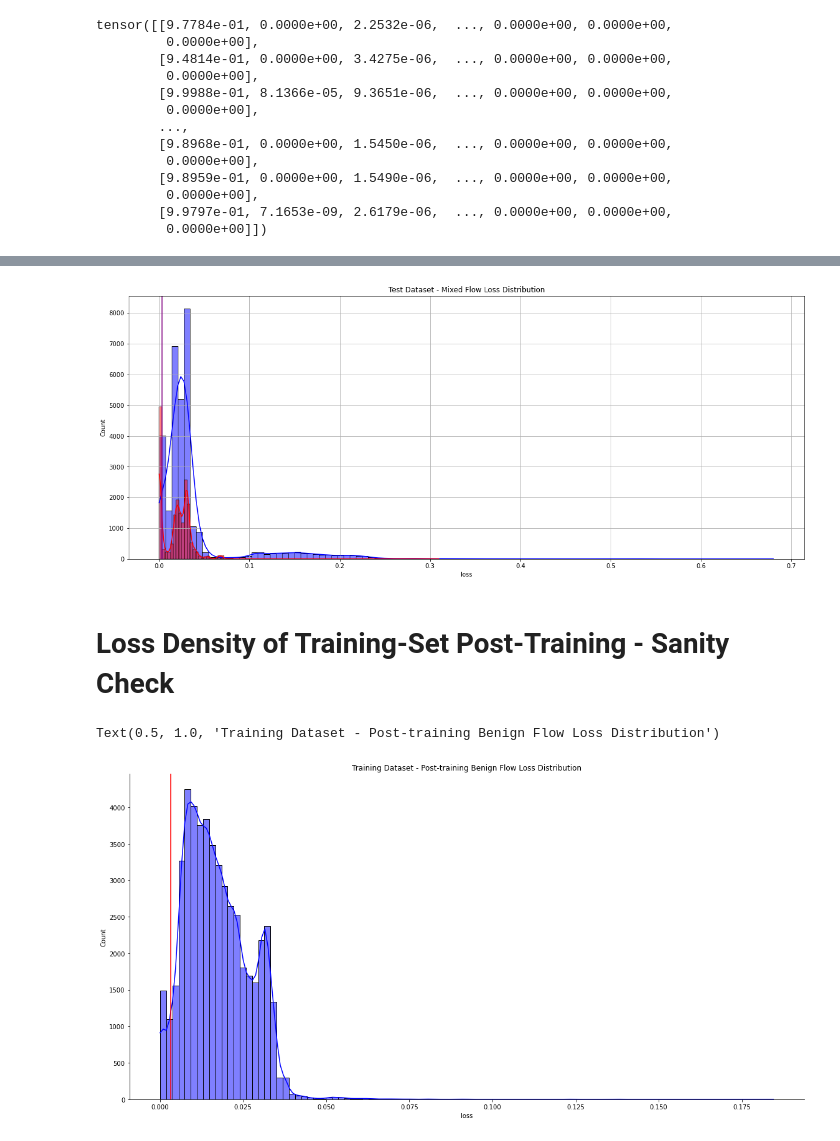
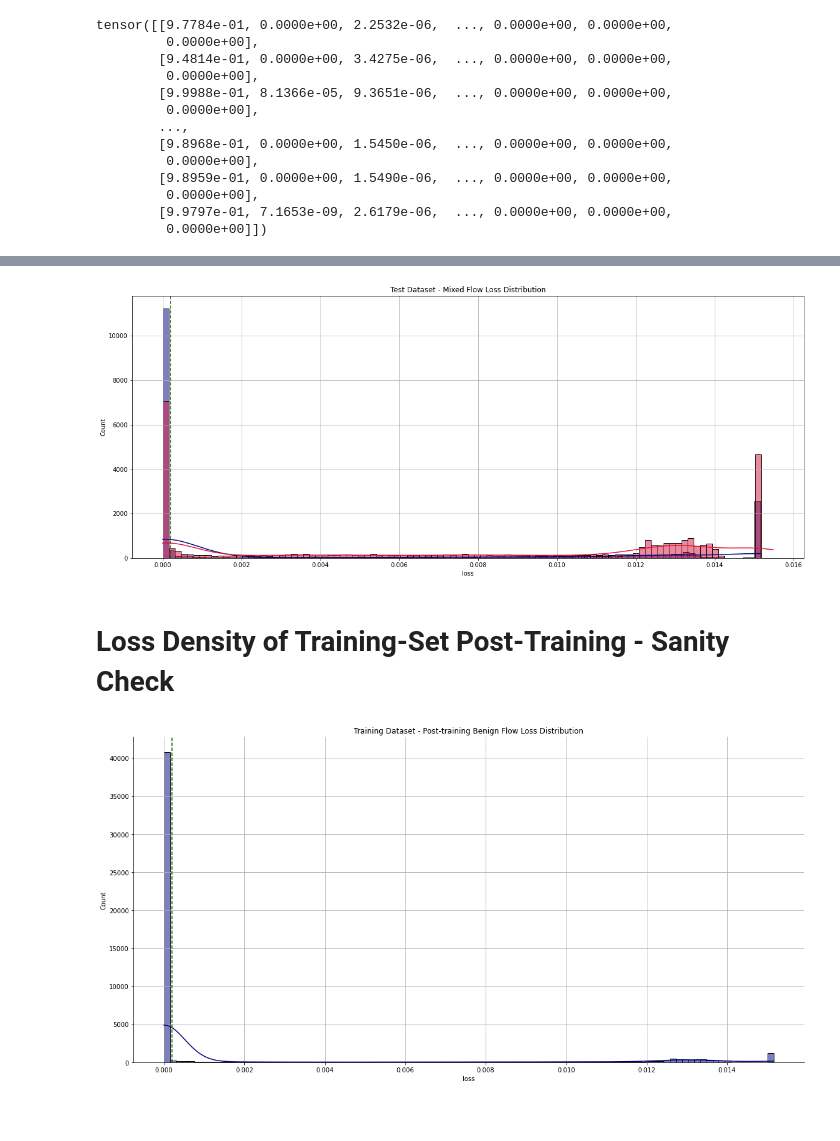
Before and after one commit to ArifulIslamPreence/IoT-TCP-Attack-detection, a Jupyter notebook: notebooks/tran_autoencoder.ipynb, the cells around one changed output, grey strips where cells are left out. Cells and saved outputs as stored; diff of their text form; code cells hidden in the pictures; blank space fills up the shorter version.

Commit message:
Tweaked hyperparameters and got model working, improved visualizations

```diff
--- a/notebooks/tran_autoencoder.ipynb
+++ b/notebooks/tran_autoencoder.ipynb
@@ -13,13 +13,14 @@ from sklearn.metrics import confusion_matrix, classification_report, roc_curve,
 from sklearn.model_selection import train_test_split
 
 import torch.nn as nn
+import torch.nn.functional as F
 import torch.optim as optim
 import torch.utils.data as data_utils
 
 #constant declaration
 NUM_EPOCHS = 50
-LEARNING_RATE = 1e-3
-BATCH_SIZE = 30
+LEARNING_RATE = 1e-4
+BATCH_SIZE = 32
 # %%
 # For full dataset, run tran_feature_selection notebook before this one
 # For small subset of data, run tran_sample_preprocessing notebook beofore this one (ideal for testing model on CPU)
@@ -111,7 +104,11 @@ optimizer = optim.Adam(net.parameters(), lr=LEARNING_RATE)
 # %%
-#Trainning model
+device = torch.device("cuda" if torch.cuda.is_available() else "cpu")
+net = Autoencoder()
+optimizer = optim.Adam(net.parameters(), lr=LEARNING_RATE)
+#Training model
 
-loss_function = nn.BCELoss()  # Alternative loss functions - BCEWithLogitsLoss(), MSELoss()
+# Alternative loss functions - BCEWithLogitsLoss(), BCELoss()
+loss_function = nn.MSELoss() # Switching from BCELoss
 
 train_loss = []
 for epoch in range(NUM_EPOCHS):
@@ -129,7 +126,7 @@ for epoch in range(NUM_EPOCHS):
     train_loss.append(loss)
 
     if epoch % 5 == 0:
-        print('Epoch {} of {}, Train Loss: {:.3f}'.format(
+        print('Epoch {} of {}, Train Loss: {:.4f}'.format(
           epoch+1, NUM_EPOCHS, loss))
-print("Completed training with final loss {:.3f}".format(train_loss[-1]))
+print("Completed training with final loss {:.4f}".format(train_loss[-1]))
 # %% [output]
@@ -167,16 +164,21 @@ with torch.no_grad():
         test_loss.append(loss.item())
 # %%
 fpr, tpr, thresholds = roc_curve(y_true=test_y.astype(int), y_score=test_loss, pos_label=1)
+ranked_thresholds = sorted(list(zip(np.abs(tpr - fpr), thresholds, tpr, fpr)), key=lambda i: i[0], reverse=True)
+_, attack_threshold, threshold_tpr, threshold_fpr = ranked_thresholds[0]
+print(f"Selected Attack Threshold: {attack_threshold}")
+print("Theshold yields TPR: {:.4f}, FPR: {:.4f}".format(threshold_tpr, threshold_fpr))
+
 auc = roc_auc_score(y_true=test_y.astype(int),  y_score=test_loss)
+print("AUC: {:.4f}".format(auc))
+
 plt.figure(figsize=(10, 10))
-plt.plot([0,1], [0,1], linestyle="--") # plot random curve
-plt.plot(fpr, tpr, marker=".", label=f"AUC = {auc}")
+plt.plot([0,1], [0,1], linestyle="--") # plot baseline curve
+plt.plot(fpr, tpr, marker=".", label="Attack Threshold:{:.6f}\nTPR: {:.4f}, FPR:{:.4f}".format(attack_threshold, threshold_tpr, threshold_fpr))
+plt.axhline(y=threshold_tpr, color='darkgreen', lw=0.8, ls='--')
+plt.axvline(x=threshold_fpr, color='darkgreen', lw=0.8, ls='--')
 plt.title("ROC Curve")
 plt.ylabel("True Positive Rate")
 plt.xlabel("False Positive Rate")
 plt.legend(loc="lower right")
-
-ranked_thresholds = sorted(list(zip(np.abs(tpr - fpr), thresholds)), key=lambda i: i[0], reverse=True)
-attack_threshold = ranked_thresholds[0][1]
-print(f"Attack Threshold: {attack_threshold}")
 # %% [output]
@@ -222,13 +227,11 @@ Text(0.5, 1.0, 'Test Dataset - Attack Flow Loss Distribution')
 fig, ax = plt.subplots(figsize=(20, 8))
 attack_loss = test_results[test_results['is_attack'] == True].loss
 benign_loss = test_results[test_results['is_attack'] == False].loss
-# benign_ax.scatter(*zip(*benign_loss_points), label="benign", color=['blue'], alpha=0.01)
-# attack_ax.scatter(*zip(*attack_loss_points), label="attack", color=['red'], alpha=0.01)
-sns.histplot(benign_loss, ax=ax, bins=100, kde=True, color='blue', alpha=0.5)
-sns.histplot(attack_loss, ax=ax, bins=100, kde=True, color='red', alpha=0.5)
+sns.histplot(benign_loss, ax=ax, bins=100, kde=True, color='navy', alpha=0.5)
+sns.histplot(attack_loss, ax=ax, bins=100, kde=True, color='crimson', alpha=0.5)
 
-plt.axvline(attack_threshold, 0.0, 10, color='purple')
+plt.axvline(attack_threshold, 0.0, 10, color='darkgreen', linestyle='dashed')
 plt.title('Test Dataset - Mixed Flow Loss Distribution')
 ax.grid(True)
 # %% [output]
-[figure, old version]
+[figure, new version]
@@ -253,12 +252,12 @@ with torch.no_grad():
 # %%
 # Graph loss density for training set post training
 post_train_results = pd.DataFrame({'is_attack': [False] * len(post_train_loss)})
 post_train_results['loss'] = pd.Series(post_train_loss, index=post_train_results.index)
 post_train_results['is_attack_prediction'] = post_train_results.loss > attack_threshold
 
-sns.displot(post_train_results.loss, bins=100, kde=True, color='blue', height=8, aspect=2)
-plt.axvline(attack_threshold, 0.0, 10, color='r')
+sns.displot(post_train_results.loss, bins=100, kde=True, color='navy', height=8, aspect=2)
+plt.axvline(attack_threshold, 0.0, 10, color='darkgreen', linestyle='dashed')
 plt.title('Training Dataset - Post-training Benign Flow Loss Distribution')
+plt.grid(True)
 # %% [output]
-Text(0.5, 1.0, 'Training Dataset - Post-training Benign Flow Loss Distribution')
-[figure, old version]
+[figure, new version]
```
Also changed, not shown: parts of 9 cells of this notebook.
